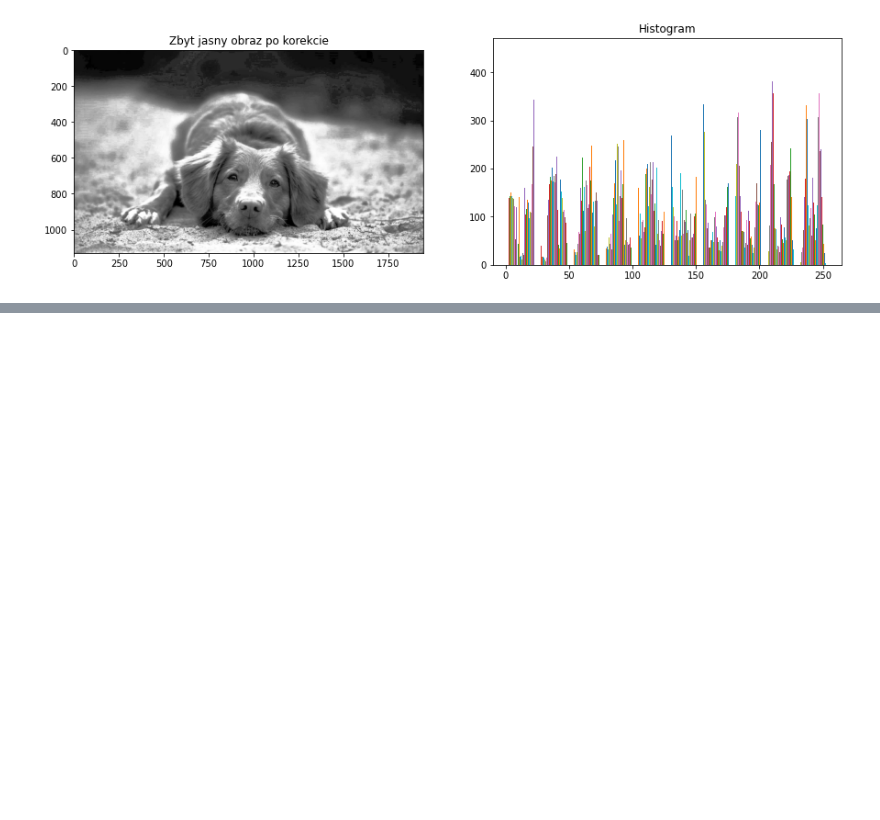
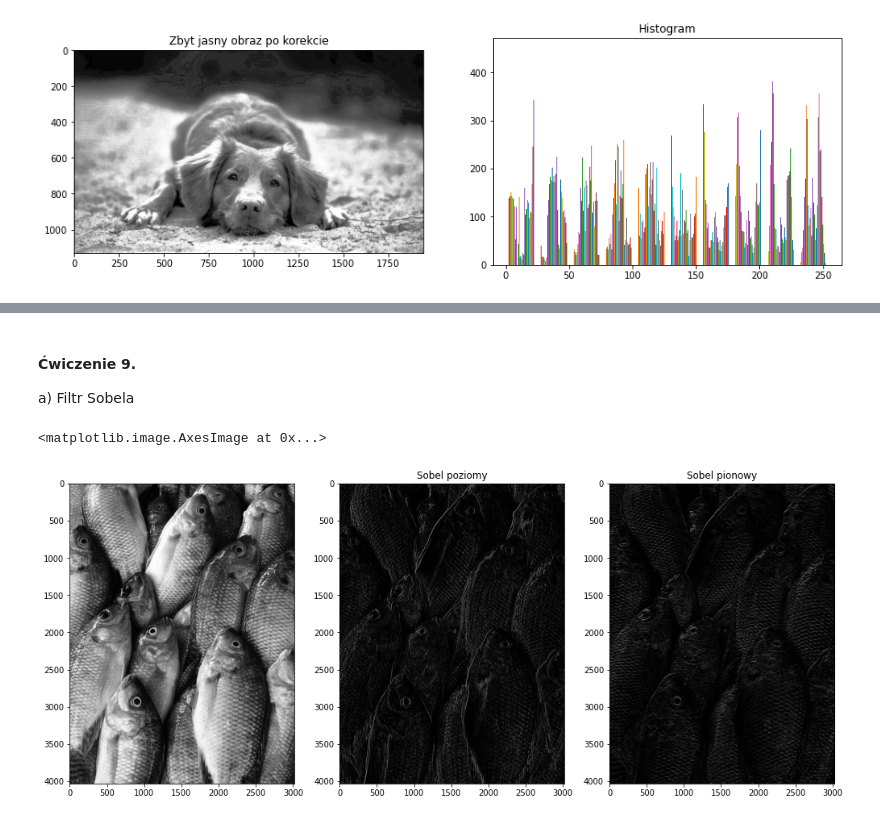
Before and after one commit to magdalena09/CPSiO-lab, a Jupyter notebook: lab2.ipynb, the cells around one changed output, grey strips where cells are left out. Drawn from its saved outputs; the diff is of its cells as text; code cells hidden in the pictures; blank space fills up the shorter version.

```diff
--- a/lab2.ipynb
+++ b/lab2.ipynb
@@ -218,0 +272,24 @@ plt.show()
+# %% [markdown]
+#### Ćwiczenie 9.
+a) Filtr Sobela
+# %%
+name = 'fish.jpg'
+image = Image.open(name).convert("L")
+fish = np.asarray(image)
+
+plt.figure(figsize=(17,12))
+
+plt.subplot(1,3,1)
+plt.title('Obraz oryginalny')
+plt.imshow(fish, cmap='gray', vmin=0, vmax=255)
+
+plt.subplot(1,3,2)
+plt.title('Sobel poziomy')
+plt.imshow(cv.Sobel(fish, -1, 1, 0, ksize = 3), cmap='gray', vmin=0, vmax=255)
+
+plt.subplot(1,3,3)
+plt.title('Sobel pionowy')
+plt.imshow(cv.Sobel(fish, -1, 0, 1, ksize = 3), cmap='gray', vmin=0, vmax=255)
+# %% [output]
+<matplotlib.image.AxesImage at 0x...>
+[figure, added]
```
Also changed, not shown: parts of 13 cells of this notebook, 2 other files.
